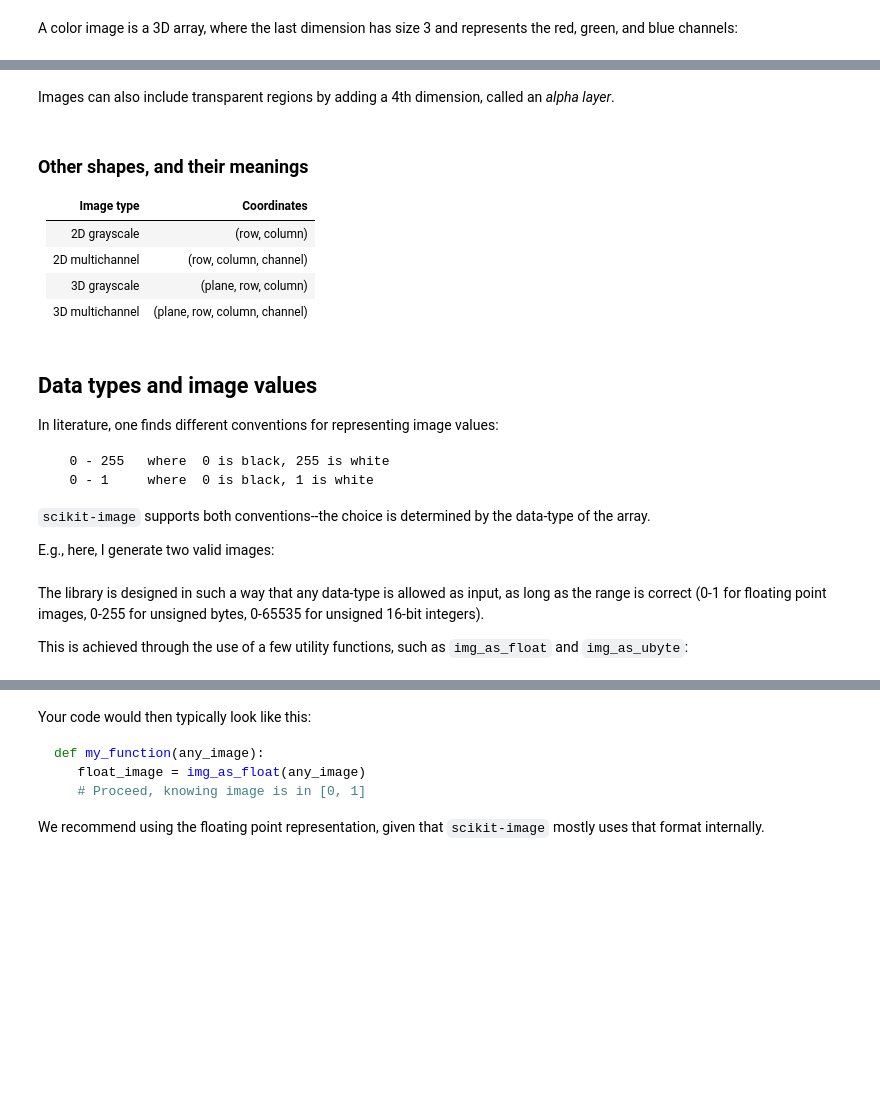
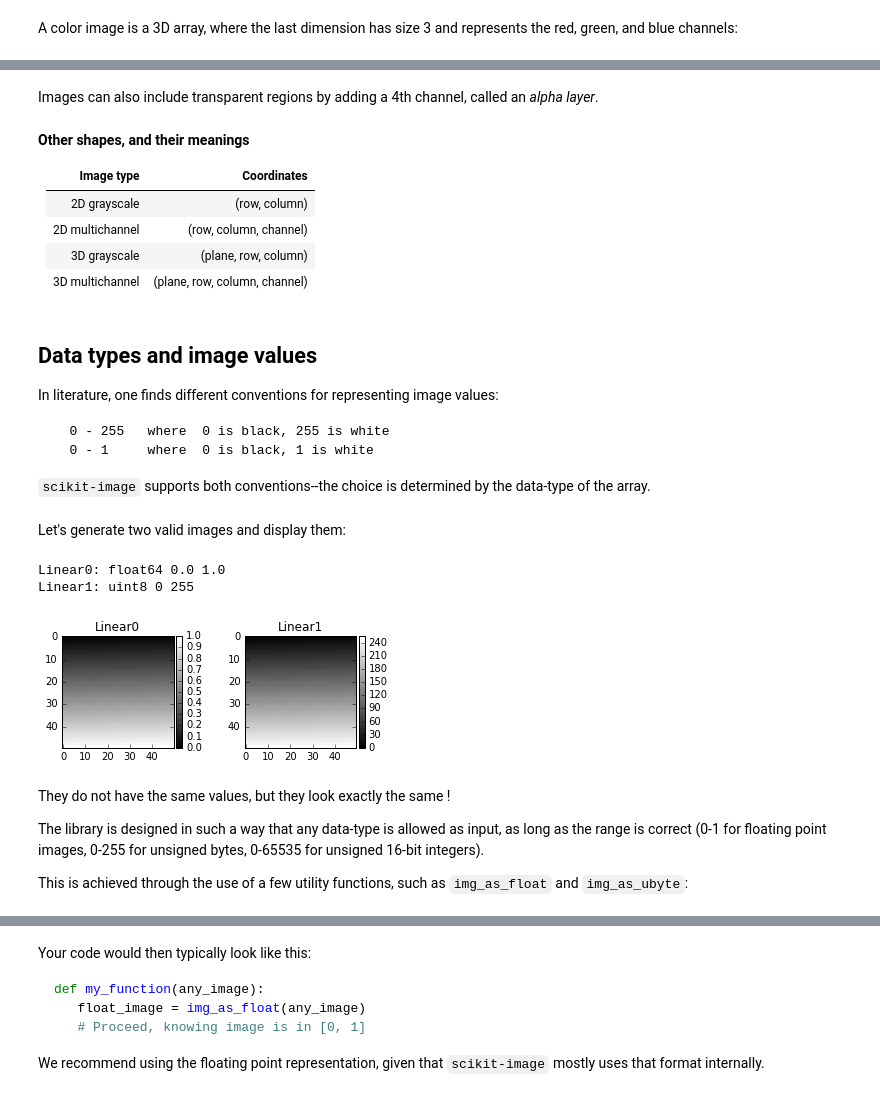
Before and after one commit to rmegret/visionlab, a Jupyter notebook: lectures/00_images_are_arrays.ipynb, the cells around one changed output, grey strips where cells are left out. Drawn from its saved outputs; the diff is of its cells as text; code cells hidden in the pictures; blank space fills up the shorter version.

```diff
--- a/lectures/00_images_are_arrays.ipynb
+++ b/lectures/00_images_are_arrays.ipynb
@@ -40,7 +66,7 @@ plt.imshow(cat);
 # %% [markdown]
-Images can also include transparent regions by adding a 4th dimension, called an *alpha layer*.
+Images can also include transparent regions by adding a 4th channel, called an *alpha layer*.
 # %% [markdown]
-### Other shapes, and their meanings
+__Other shapes, and their meanings__
 
 |Image type|Coordinates|
 |:---|:---|
@@ -60,19 +86,26 @@ In literature, one finds different conventions for representing image values:
 
 ``scikit-image`` supports both conventions--the choice is determined by the
 data-type of the array.
-
-E.g., here, I generate two valid images:
+# %% [markdown]
+Let's generate two valid images and display them:
 # %%
 linear0 = np.linspace(0, 1, 2500).reshape((50, 50))
 linear1 = np.linspace(0, 255, 2500).reshape((50, 50)).astype(np.uint8)
 
 print("Linear0:", linear0.dtype, linear0.min(), linear0.max())
 print("Linear1:", linear1.dtype, linear1.min(), linear1.max())
 
-fig, (ax0, ax1) = plt.subplots(1, 2)
-ax0.imshow(linear0, cmap='gray')
-ax1.imshow(linear1, cmap='gray');
+fig, (ax0, ax1) = plt.subplots(1, 2, figsize=(6,2))
+ax0.imshow(linear0, cmap='gray'); ax0.set_title('Linear0')
+ax1.imshow(linear1, cmap='gray'); ax1.set_title('Linear1');
+skdemo.colorbars()
+# %% [output]
+Linear0: float64 0.0 1.0
+Linear1: uint8 0 255
+[figure, added]
 # %% [markdown]
+They do not have the same values, but they look exactly the same !
+
 The library is designed in such a way that any data-type is allowed as input,
 as long as the range is correct (0-1 for floating point images, 0-255 for unsigned bytes,
 0-65535 for unsigned 16-bit integers).
```
Also changed, not shown: parts of 62 cells of this notebook, 3 other files.
